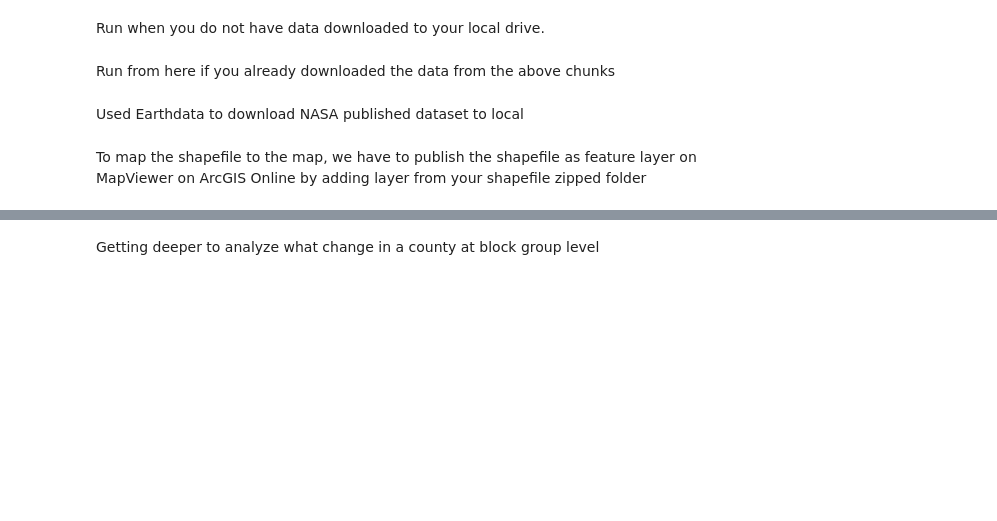
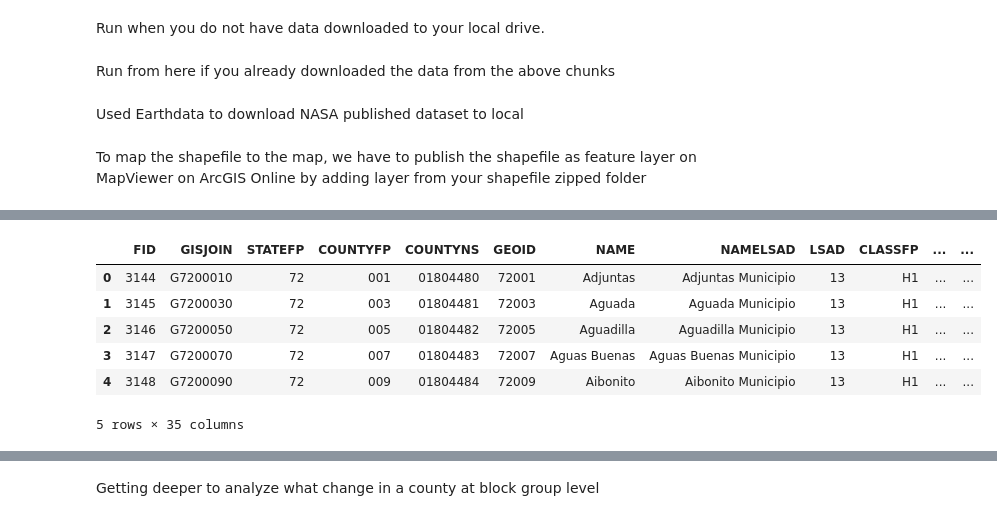
Before and after one commit to ciesin-geospatial/TOPSTSCHOOL-disasters, a Jupyter notebook: lecz_notebook/ipums_api.ipynb, the cells around one changed output, grey strips where cells are left out. Cells and saved outputs as stored; diff of their text form; code cells hidden in the pictures; blank space fills up the shorter version.

```diff
--- a/lecz_notebook/ipums_api.ipynb
+++ b/lecz_notebook/ipums_api.ipynb
@@ -474,0 +536,10 @@ m1
+# %%
+pr_sedf.head()
+# %% [output]
+|  | FID | GISJOIN | STATEFP | COUNTYFP | COUNTYNS | GEOID | NAME | NAMELSAD | LSAD | CLASSFP | ... | ... |
+| 0 | 3144 | G7200010 | 72 | 001 | 01804480 | 72001 | Adjuntas | Adjuntas Municipio | 13 | H1 | ... | ... |
+| 1 | 3145 | G7200030 | 72 | 003 | 01804481 | 72003 | Aguada | Aguada Municipio | 13 | H1 | ... | ... |
+| 2 | 3146 | G7200050 | 72 | 005 | 01804482 | 72005 | Aguadilla | Aguadilla Municipio | 13 | H1 | ... | ... |
+| 3 | 3147 | G7200070 | 72 | 007 | 01804483 | 72007 | Aguas Buenas | Aguas Buenas Municipio | 13 | H1 | ... | ... |
+| 4 | 3148 | G7200090 | 72 | 009 | 01804484 | 72009 | Aibonito | Aibonito Municipio | 13 | H1 | ... | ... |
+5 rows × 35 columns
```
Also changed, not shown: parts of 28 cells of this notebook, 1 other file.
